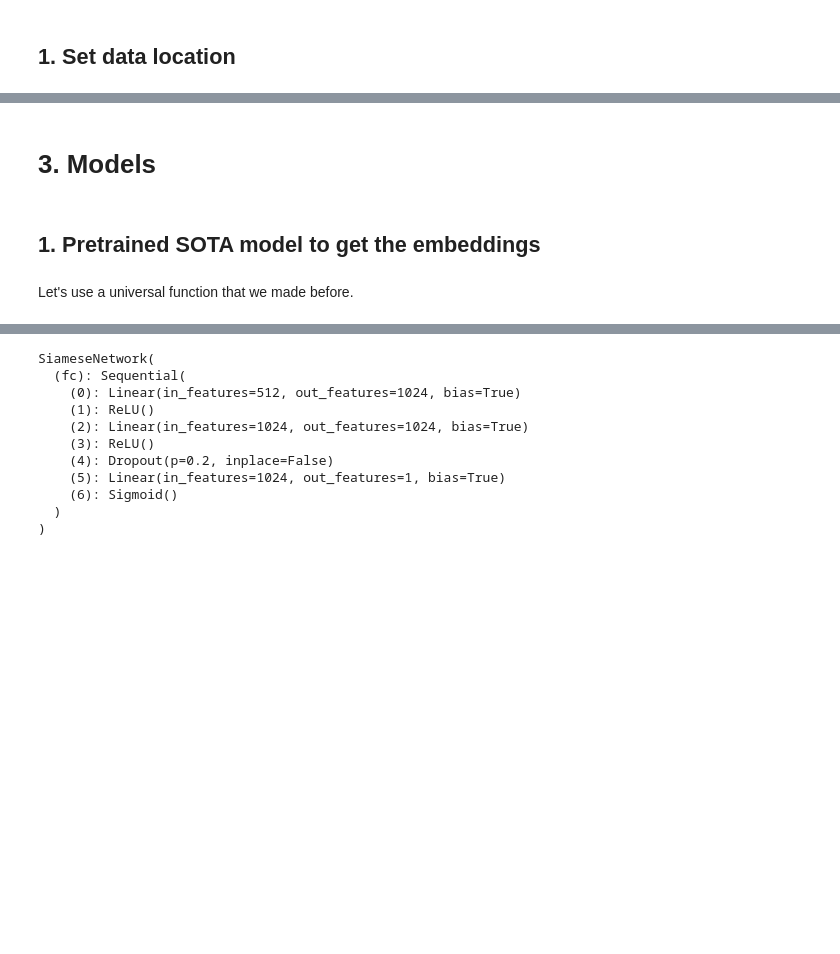
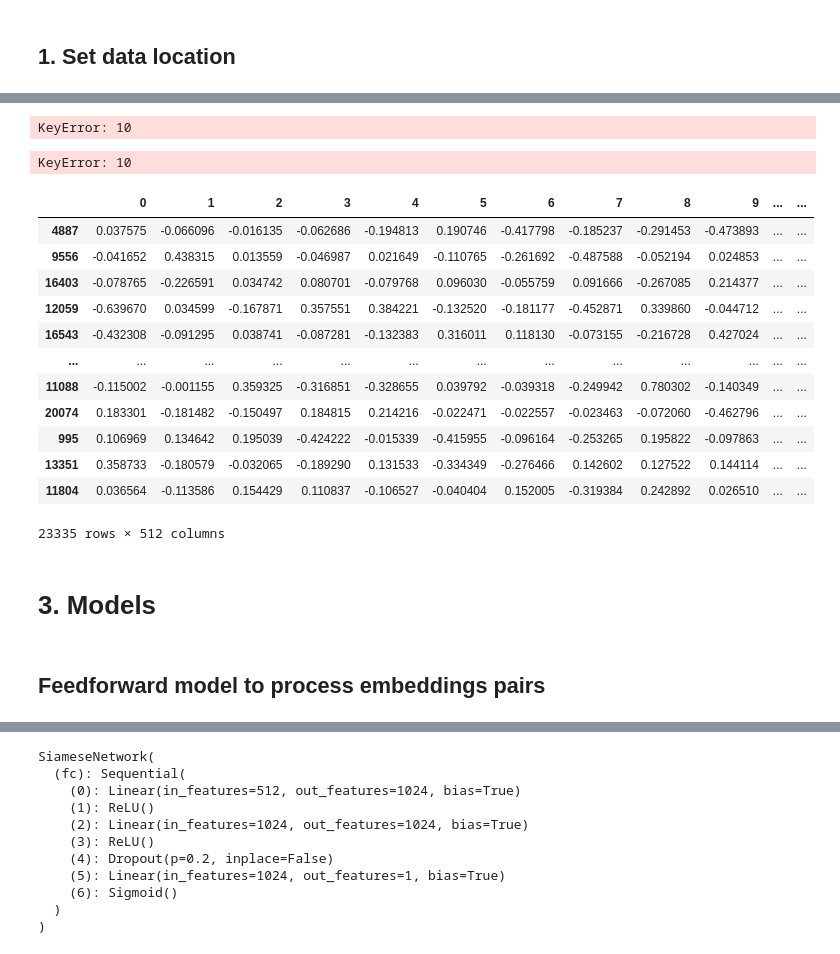
Before and after one commit to car-brand-detection/car-brand-detection, a Jupyter notebook: models/SiameseBinaryClassifier.ipynb, the cells around one changed output, grey strips where cells are left out. Saved outputs shown, nothing was run; the diff lists cells and outputs as text; code cells hidden in the pictures; blank space fills up the shorter version.

```diff
--- a/models/SiameseBinaryClassifier.ipynb
+++ b/models/SiameseBinaryClassifier.ipynb
@@ -168,8 +219,8 @@ def get_file_path_by_id(file_id, dir=config.root):
 # %%
-def apply_label_encoding(data: t.Union[pd.DataFrame, np.array],
+def apply_label_encoding(labels: t.Union[pd.Series, np.array],
                          encoder_name: os.path,
-                         column='label', action='encode',
-                         ):
+                         action='encode',
+     ):
     """
     One Hot encoding. We apply encoding by replacing the label column in dataframe.
     As for decoding data back, we work with vector-array (as it's most likely to
@@ -178,11 +229,17 @@ def apply_label_encoding(data: t.Union[pd.DataFrame, np.array],
     encoder = LabelEncoder()
     if action == 'encode':
         # We transform dataframe here. Nothing returns
-        data[column] = encoder.fit_transform(data[column])
+        # data = data.with_columns(pl.DataFrame(encoder.fit_transform(data[column]), schema=['label']))
+        labels = encoder.fit_transform(labels)
+
         with open(f"{encoder_name}_LEncoder.pkl", "wb") as fp:
-            joblib.dump(encoder, fp)
+                joblib.dump(encoder, fp)
+        return labels
     elif action == 'decode':
         # We pass vector here. Result is a vector
         with open(f"{encoder_name}_LEncoder.pkl", "rb") as fp:
             encoder: LabelEncoder = joblib.load(fp)
-        return encoder.inverse_transform(data)
+        return encoder.inverse_transform(labels)
+# %%
+labels = pd.DataFrame(apply_label_encoding(labels, action='encode', encoder_name="embeddings_labels"), columns=['label'])
+labels.head()
@@ -305,3 +320,0 @@ to_pil_image(images_dataset[60][0])
-# %%
-config.num_of_classes = len(images_dataset.classes_)
-config.num_of_classes
@@ -313,0 +325,5 @@ Acura_MDX;  Alfa Romeo_Giulietta;  Audi_100;  Audi_80;  Audi_A1;  Audi_A3;  Audi
+# %%
+train_labels.reset_index(drop=True, inplace=True)
+test_labels.reset_index(drop=True, inplace=True)
+test_embeddings_bag.reset_index(drop=True, inplace=True)
+train_embeddings_bag.reset_index(drop=True, inplace=True)
@@ -314,4 +333,28 @@ Acura_MDX;  Alfa Romeo_Giulietta;  Audi_100;  Audi_80;  Audi_A1;  Audi_A3;  Audi
+# %%
+test_embeddings_bag.[10]
+# %% [output]
+KeyError: 10
+# %%
+test_dataset[10]
+# %% [output]
+KeyError: 10
+# %%
+train_embeddings_bag
+# %% [output]
+|  | 0 | 1 | 2 | 3 | 4 | 5 | 6 | 7 | 8 | 9 | ... | ... |
+| 4887 | 0.037575 | -0.066096 | -0.016135 | -0.062686 | -0.194813 | 0.190746 | -0.417798 | -0.185237 | -0.291453 | -0.473893 | ... | ... |
+| 9556 | -0.041652 | 0.438315 | 0.013559 | -0.046987 | 0.021649 | -0.110765 | -0.261692 | -0.487588 | -0.052194 | 0.024853 | ... | ... |
+| 16403 | -0.078765 | -0.226591 | 0.034742 | 0.080701 | -0.079768 | 0.096030 | -0.055759 | 0.091666 | -0.267085 | 0.214377 | ... | ... |
+| 12059 | -0.639670 | 0.034599 | -0.167871 | 0.357551 | 0.384221 | -0.132520 | -0.181177 | -0.452871 | 0.339860 | -0.044712 | ... | ... |
+| 16543 | -0.432308 | -0.091295 | 0.038741 | -0.087281 | -0.132383 | 0.316011 | 0.118130 | -0.073155 | -0.216728 | 0.427024 | ... | ... |
+| ... | ... | ... | ... | ... | ... | ... | ... | ... | ... | ... | ... | ... |
+| 11088 | -0.115002 | -0.001155 | 0.359325 | -0.316851 | -0.328655 | 0.039792 | -0.039318 | -0.249942 | 0.780302 | -0.140349 | ... | ... |
+| 20074 | 0.183301 | -0.181482 | -0.150497 | 0.184815 | 0.214216 | -0.022471 | -0.022557 | -0.023463 | -0.072060 | -0.462796 | ... | ... |
+| 995 | 0.106969 | 0.134642 | 0.195039 | -0.424222 | -0.015339 | -0.415955 | -0.096164 | -0.253265 | 0.195822 | -0.097863 | ... | ... |
+| 13351 | 0.358733 | -0.180579 | -0.032065 | -0.189290 | 0.131533 | -0.334349 | -0.276466 | 0.142602 | 0.127522 | 0.144114 | ... | ... |
+| 11804 | 0.036564 | -0.113586 | 0.154429 | 0.110837 | -0.106527 | -0.040404 | 0.152005 | -0.319384 | 0.242892 | 0.026510 | ... | ... |
+23335 rows × 512 columns
 # %% [markdown]
 # 3. Models
 # %% [markdown]
-## 1. Pretrained SOTA model to get the embeddings
+## Feedforward model to process embeddings pairs
@@ -323,2 +360,0 @@ def get_input_feature_size(classifier: nn.Sequential) -> int:
-# %% [markdown]
-Let's use a universal function that we made before.
```
Also changed, not shown: parts of 51 cells of this notebook.
